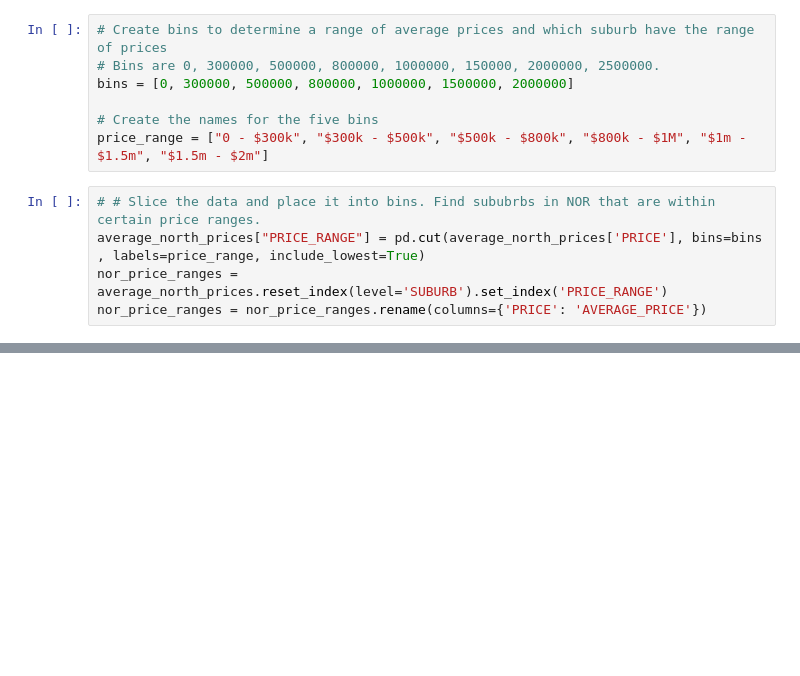
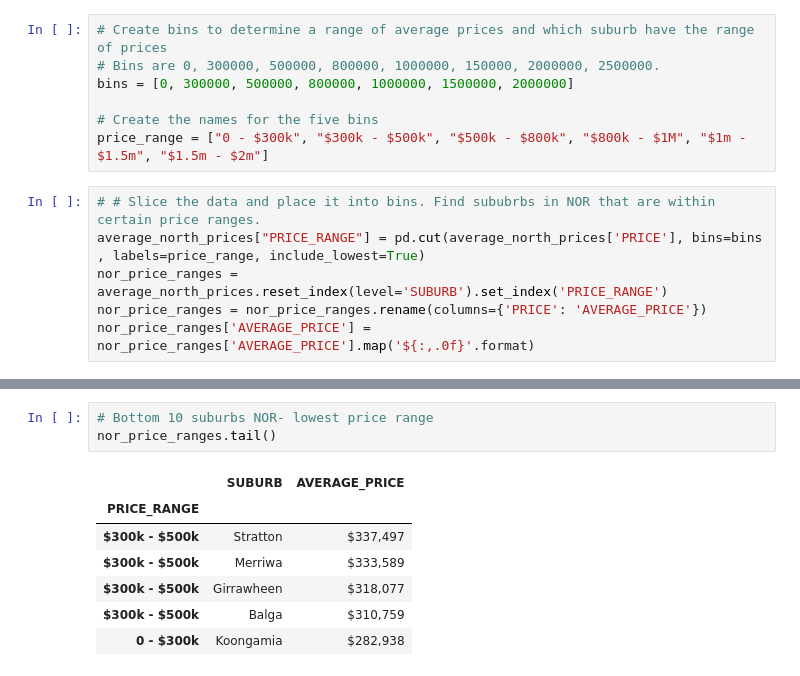
Before and after one commit to KavishNaran/Perth-Housing-Analysis, a Jupyter notebook: South and North Analysis.ipynb, the cells around one changed output, grey strips where cells are left out. Cells and saved outputs as stored; diff of their text form; blank space fills up the shorter version.

```diff
--- a/South and North Analysis.ipynb
+++ b/South and North Analysis.ipynb
@@ -358,3 +338,4 @@ price_range = ["0 - $300k", "$300k - $500k", "$500k - $800k", "$800k - $1M", "$1
 average_north_prices["PRICE_RANGE"] = pd.cut(average_north_prices['PRICE'], bins=bins , labels=price_range, include_lowest=True)
 nor_price_ranges = average_north_prices.reset_index(level='SUBURB').set_index('PRICE_RANGE')
 nor_price_ranges = nor_price_ranges.rename(columns={'PRICE': 'AVERAGE_PRICE'})
+nor_price_ranges['AVERAGE_PRICE'] = nor_price_ranges['AVERAGE_PRICE'].map('${:,.0f}'.format)
@@ -385,0 +370,11 @@ sor_price_ranges.head()
+# %%
+# Bottom 10 suburbs NOR- lowest price range
+nor_price_ranges.tail()
+# %% [output]
+|  | SUBURB | AVERAGE_PRICE |
+| PRICE_RANGE |  |  |
+| $300k - $500k | Stratton | $337,497 |
+| $300k - $500k | Merriwa | $333,589 |
+| $300k - $500k | Girrawheen | $318,077 |
+| $300k - $500k | Balga | $310,759 |
+| 0 - $300k | Koongamia | $282,938 |
```
Also changed, not shown: parts of 18 cells of this notebook, 5 other files.
